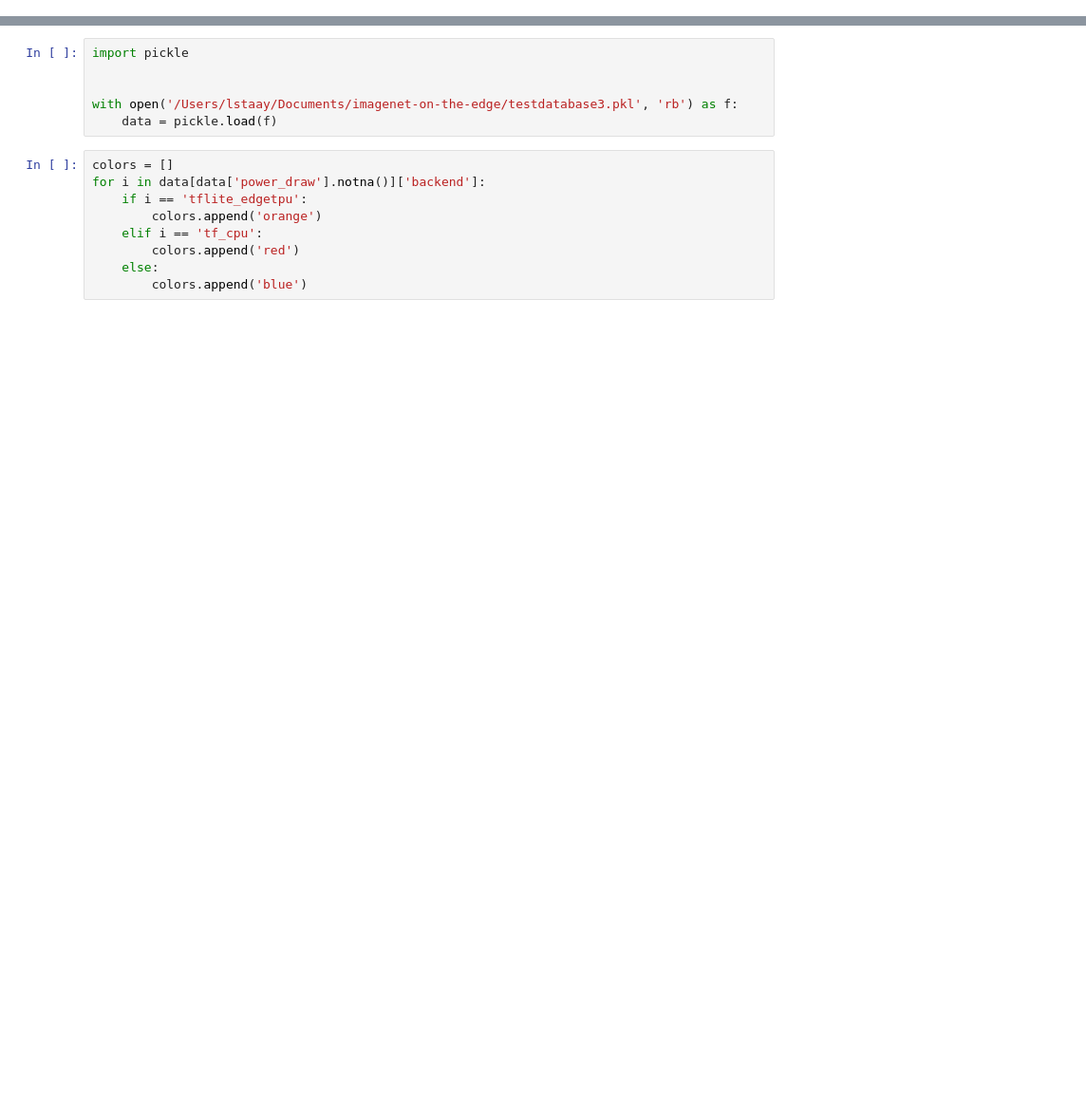
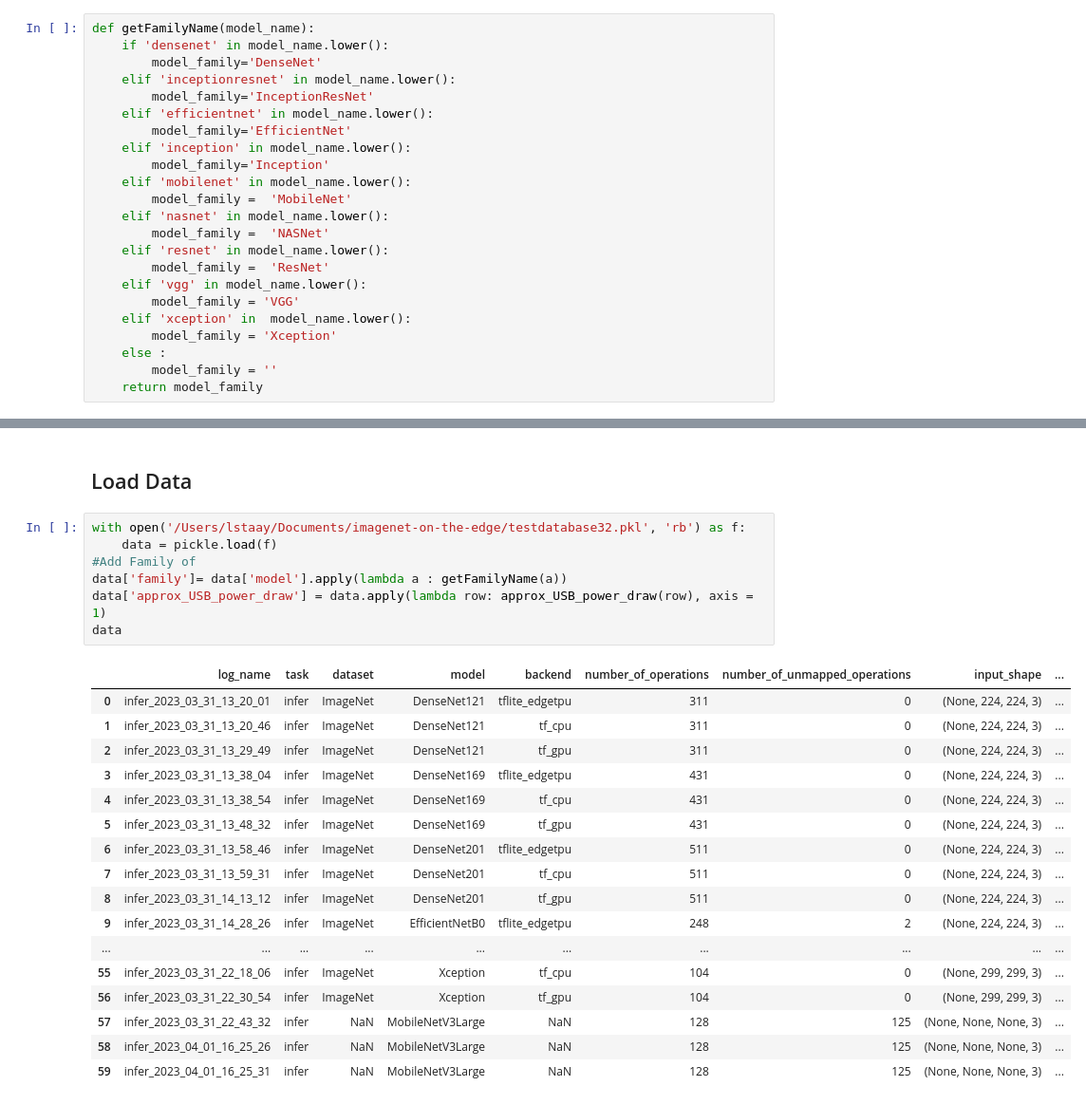
Before and after one commit to raphischer/edge-acc, a Jupyter notebook: database_evaluation.ipynb, the cells around one changed output, grey strips where cells are left out. Shown at 95% size. Saved outputs shown, nothing was run; the diff lists cells and outputs as text; blank space fills up the shorter version.

```diff
--- a/database_evaluation.ipynb
+++ b/database_evaluation.ipynb
@@ -0,0 +17,23 @@
+# %%
+def getFamilyName(model_name):
+    if 'densenet' in model_name.lower():
+        model_family='DenseNet'
+    elif 'inceptionresnet' in model_name.lower():
+        model_family='InceptionResNet'
+    elif 'efficientnet' in model_name.lower():
+        model_family='EfficientNet'
+    elif 'inception' in model_name.lower():
+        model_family='Inception'
+    elif 'mobilenet' in model_name.lower():
+        model_family =  'MobileNet'
+    elif 'nasnet' in model_name.lower():
+        model_family =  'NASNet'
+    elif 'resnet' in model_name.lower():
+        model_family =  'ResNet'
+    elif 'vgg' in model_name.lower():
+        model_family = 'VGG'
+    elif 'xception' in  model_name.lower():
+        model_family = 'Xception'
+    else :
+        model_family = ''
+    return model_family
@@ -1,15 +46,27 @@
+# %% [markdown]
+## Load Data
 # %%
-import pickle
-
-
-with open('/Users/lstaay/Documents/imagenet-on-the-edge/testdatabase3.pkl', 'rb') as f:
+with open('/Users/lstaay/Documents/imagenet-on-the-edge/testdatabase32.pkl', 'rb') as f:
     data = pickle.load(f)
+#Add Family of
+data['family']= data['model'].apply(lambda a : getFamilyName(a))
+data['approx_USB_power_draw'] = data.apply(lambda row: approx_USB_power_draw(row), axis = 1)
+data
+# %% [output]
+|  | log_name | task | dataset | model | backend | number_of_operations | number_of_unmapped_operations | input_shape | ... |
+| 0 | infer_2023_03_31_13_20_01 | infer | ImageNet | DenseNet121 | tflite_edgetpu | 311 | 0 | (None, 224, 224, 3) | ... |
+| 1 | infer_2023_03_31_13_20_46 | infer | ImageNet | DenseNet121 | tf_cpu | 311 | 0 | (None, 224, 224, 3) | ... |
+| 2 | infer_2023_03_31_13_29_49 | infer | ImageNet | DenseNet121 | tf_gpu | 311 | 0 | (None, 224, 224, 3) | ... |
+| 3 | infer_2023_03_31_13_38_04 | infer | ImageNet | DenseNet169 | tflite_edgetpu | 431 | 0 | (None, 224, 224, 3) | ... |
+| 4 | infer_2023_03_31_13_38_54 | infer | ImageNet | DenseNet169 | tf_cpu | 431 | 0 | (None, 224, 224, 3) | ... |
+| 5 | infer_2023_03_31_13_48_32 | infer | ImageNet | DenseNet169 | tf_gpu | 431 | 0 | (None, 224, 224, 3) | ... |
+| 6 | infer_2023_03_31_13_58_46 | infer | ImageNet | DenseNet201 | tflite_edgetpu | 511 | 0 | (None, 224, 224, 3) | ... |
+| 7 | infer_2023_03_31_13_59_31 | infer | ImageNet | DenseNet201 | tf_cpu | 511 | 0 | (None, 224, 224, 3) | ... |
+| 8 | infer_2023_03_31_14_13_12 | infer | ImageNet | DenseNet201 | tf_gpu | 511 | 0 | (None, 224, 224, 3) | ... |
+| 9 | infer_2023_03_31_14_28_26 | infer | ImageNet | EfficientNetB0 | tflite_edgetpu | 248 | 2 | (None, 224, 224, 3) | ... |
+| ... | ... | ... | ... | ... | ... | ... | ... | ... | ... |
+| 55 | infer_2023_03_31_22_18_06 | infer | ImageNet | Xception | tf_cpu | 104 | 0 | (None, 299, 299, 3) | ... |
+| 56 | infer_2023_03_31_22_30_54 | infer | ImageNet | Xception | tf_gpu | 104 | 0 | (None, 299, 299, 3) | ... |
+| 57 | infer_2023_03_31_22_43_32 | infer | NaN | MobileNetV3Large | NaN | 128 | 125 | (None, None, None, 3) | ... |
+| 58 | infer_2023_04_01_16_25_26 | infer | NaN | MobileNetV3Large | NaN | 128 | 125 | (None, None, None, 3) | ... |
+| 59 | infer_2023_04_01_16_25_31 | infer | NaN | MobileNetV3Large | NaN | 128 | 125 | (None, None, None, 3) | ... |
-# %%
-colors = []
-for i in data[data['power_draw'].notna()]['backend']:
-    if i == 'tflite_edgetpu':
-        colors.append('orange')
-    elif i == 'tf_cpu':
-        colors.append('red')
-    else:
-        colors.append('blue')
```
Also changed, not shown: parts of 15 cells of this notebook, 9 other files.
